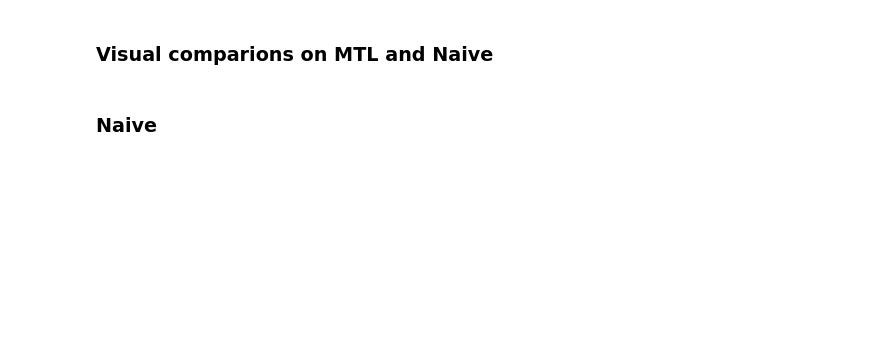
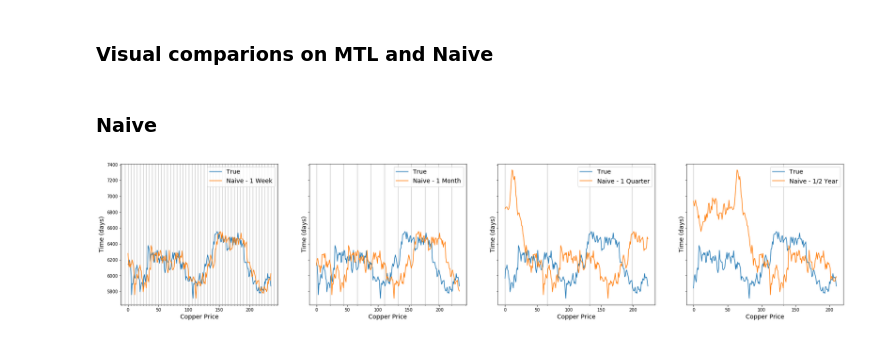
Before and after one commit to msc-acse/acse-9-independent-research-project-OliverJBoom, a Jupyter notebook: Notebooks/Metals Forecaster Multi Task.ipynb, the cells around one changed output. Drawn from its saved outputs; the diff is of its cells as text; code cells hidden in the pictures; blank space fills up the shorter version.

```diff
--- a/Notebooks/Metals Forecaster Multi Task.ipynb
+++ b/Notebooks/Metals Forecaster Multi Task.ipynb
@@ -413,3 +406,8 @@ test_pred_5 = learning_5.scaler_data_y.inverse_transform(np.array(learning_5.tes
 test_pred_22 = learning_22.scaler_data_y.inverse_transform(np.array(learning_22.test_predictions))
 test_pred_66 = learning_66.scaler_data_y.inverse_transform(np.array(learning_66.test_predictions))
 test_pred_132 = learning_132.scaler_data_y.inverse_transform(np.array(learning_132.test_predictions))
+
+test_true_5  = learning_5.scaler_data_y.inverse_transform(learning_5.y_test.numpy())
+test_true_22  = learning_22.scaler_data_y.inverse_transform(learning_22.y_test.numpy())
+test_true_66  = learning_66.scaler_data_y.inverse_transform(learning_66.y_test.numpy())
+test_true_132  = learning_132.scaler_data_y.inverse_transform(learning_132.y_test.numpy())
@@ -434,31 +416,52 @@ start = len(vals) - 132
+# %%
+vals = df_target['price_cu_lme'].values
+start5 = len(vals) - len(test_true_5)
+start22 = len(vals) - len(test_true_22)
+start66 = len(vals) - len(test_true_66)
+start132 = len(vals) - len(test_true_132)
 # %% [markdown]
 ### Naive
 # %%
 fig, ax = plt.subplots(1, 4, figsize=(30, 6), sharey=True)
 
-ax[0].plot(vals[start:], label='True')
-ax[1].plot(vals[start:], label='True')
-ax[2].plot(vals[start:], label='True')
-ax[3].plot(vals[start:], label='True')
+ax[0].plot(vals[start5:], label='True')
+ax[1].plot(vals[start22:], label='True')
+ax[2].plot(vals[start66:], label='True')
+ax[3].plot(vals[start132:], label='True')
 
-ax[0].plot(vals[start-5:-5], label='Naive - 1 Week')
-ax[1].plot(vals[start-22:-22], label='Naive - 1 Month')
-ax[2].plot(vals[start-66:-66], label='Naive - 1 Quarter')
-ax[3].plot(vals[start-132:-132], label='Naive - 1/2 Year')
+ax[0].plot(vals[start5-5:-5], label='Naive - 1 Week')
+ax[1].plot(vals[start22-22:-22], label='Naive - 1 Month')
+ax[2].plot(vals[start66-66:-66], label='Naive - 1 Quarter')
+ax[3].plot(vals[start132-132:-132], label='Naive - 1/2 Year')
 
-ax[0].grid()
-ax[1].grid()
-ax[2].grid()
-ax[3].grid()
+#Spacing between each line
+loc5 = plticker.MultipleLocator(base=5)
+loc22 = plticker.MultipleLocator(base=22)
+loc66 = plticker.MultipleLocator(base=66)
+loc132 = plticker.MultipleLocator(base=132)
+
+ax[0].grid(which='minor')
+ax[0].xaxis.set_minor_locator(loc5)
+
+ax[1].grid(which='minor')
+ax[1].xaxis.set_minor_locator(loc22)
+
+ax[2].grid(which='minor')
+ax[2].xaxis.set_minor_locator(loc66)
+
+ax[3].grid(which='minor')
+ax[3].xaxis.set_minor_locator(loc132)
 
 for axes in ax:
-    axes.grid()
-    axes.legend()
-    axes.set(xlabel='Copper Price', ylabel='Time (days)')
+    axes.legend(prop={'size': 14})
+    axes.set_xlabel('Copper Price', fontsize=14)
+    axes.set_ylabel('Time (days)', fontsize=14)
 
 if saving:
     plt.savefig("../Results/Plots/Naive_Forecast_Comp")
     plt.show()
+# %% [output]
+[figure, added]
 # %%
 fig, ax = plt.subplots(1, 4, figsize=(30, 6), sharey=True)
 
```
Also changed, not shown: parts of 8 cells of this notebook, 21 other files.
